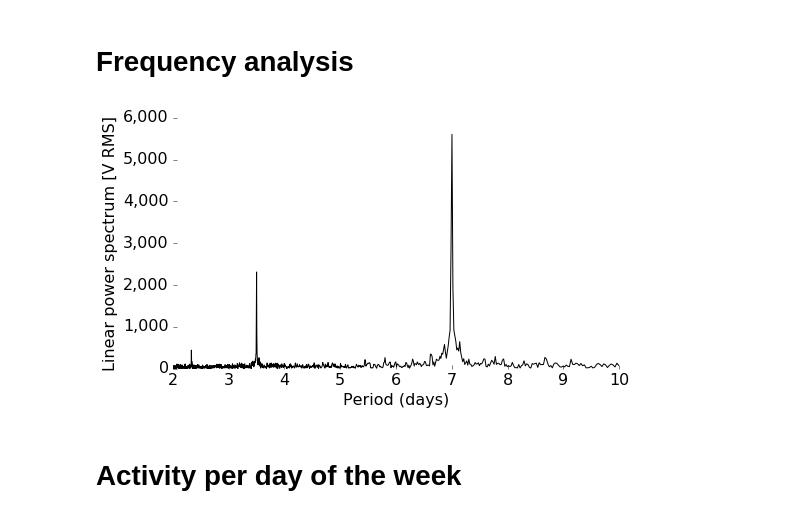
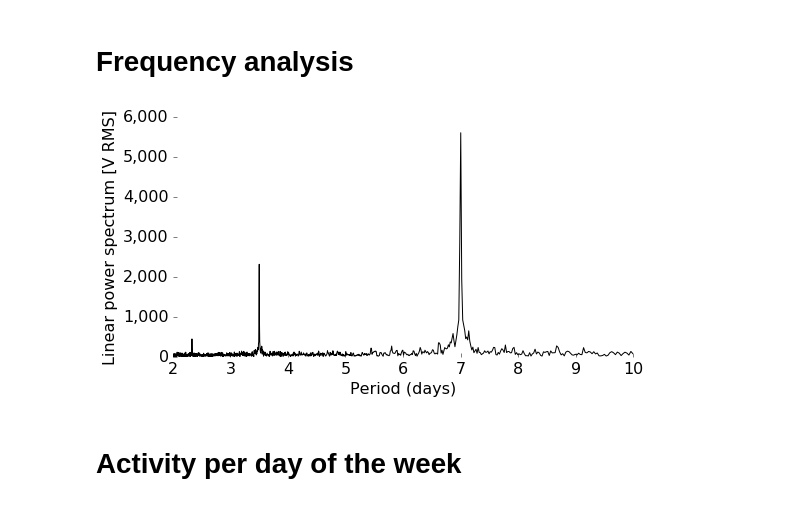
Before and after one commit to JeroenDelcour/redditStats, a Jupyter notebook: subreddits activity/subreddit video.ipynb, the cells around one changed output. Drawn from its saved outputs; the diff is of its cells as text; code cells hidden in the pictures.

```diff
--- a/subreddits activity/subreddit video.ipynb
+++ b/subreddits activity/subreddit video.ipynb
@@ -506,21 +519,22 @@ from scipy.signal import periodogram
 # %%
 f, Pxx_spec = periodogram(data_sum, scaling='spectrum', detrend='linear')
 plt.figure(figsize=(16/2,9/2))
 ax = plt.subplot(111)
 ax.plot(1/f, np.sqrt(Pxx_spec), color='black')
 ax.set_xlabel('Period (days)')
 ax.set_ylabel('Linear power spectrum [V RMS]')
 plt.ylim([0,6000])
 plt.xlim([2,10])
 
 ax.get_yaxis().set_major_formatter(
     matplotlib.ticker.FuncFormatter(lambda x, p: format(int(x), ',')))
 
 hide_spines()
-
+plt.tight_layout()
+plt.savefig('frequency spectrum.png')
 plt.show()
 # %% [output]
-[figure, old version]
+[figure, new version]
 # %% [markdown]
 # Activity per day of the week
 # %%
```
Also changed, not shown: parts of 7 cells of this notebook.
